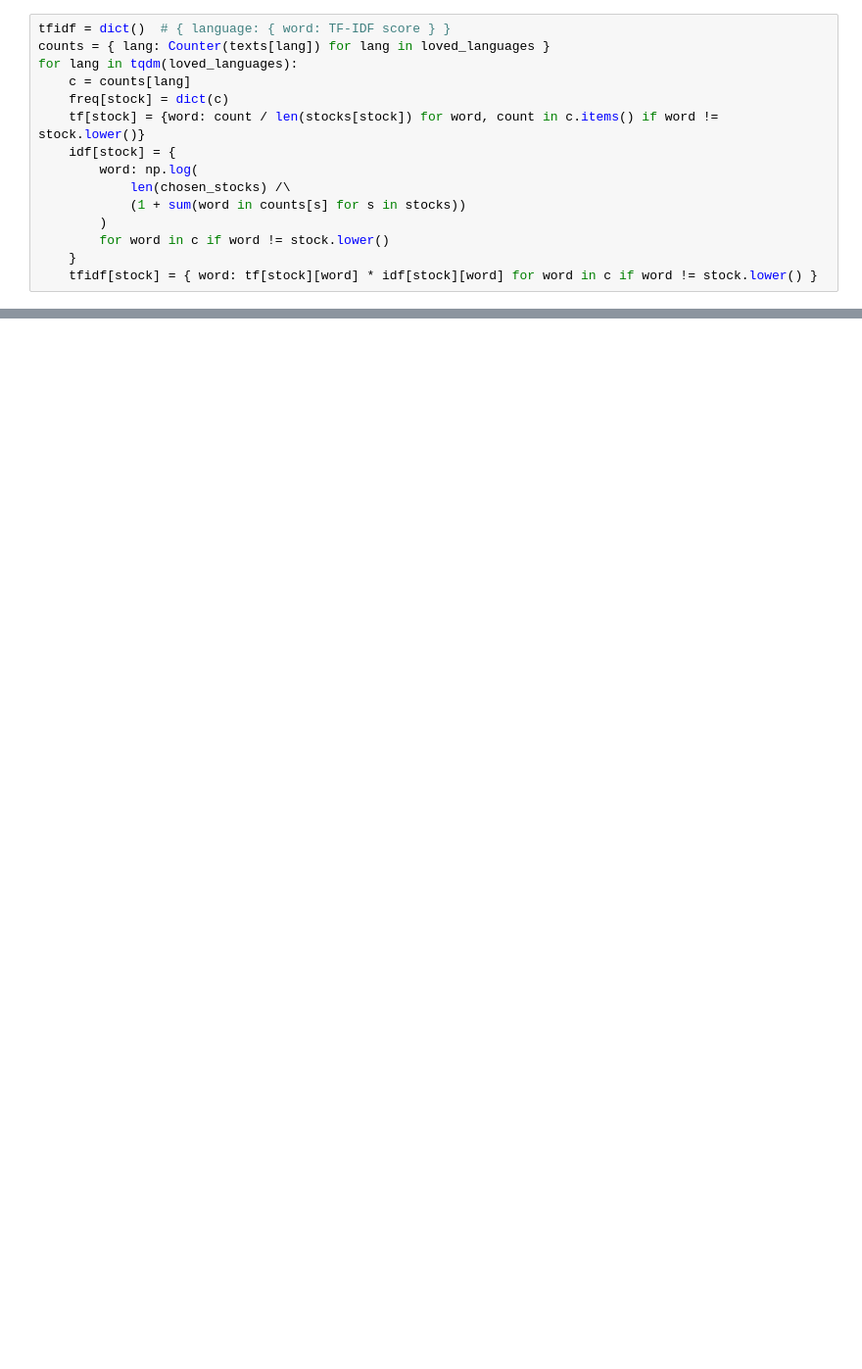
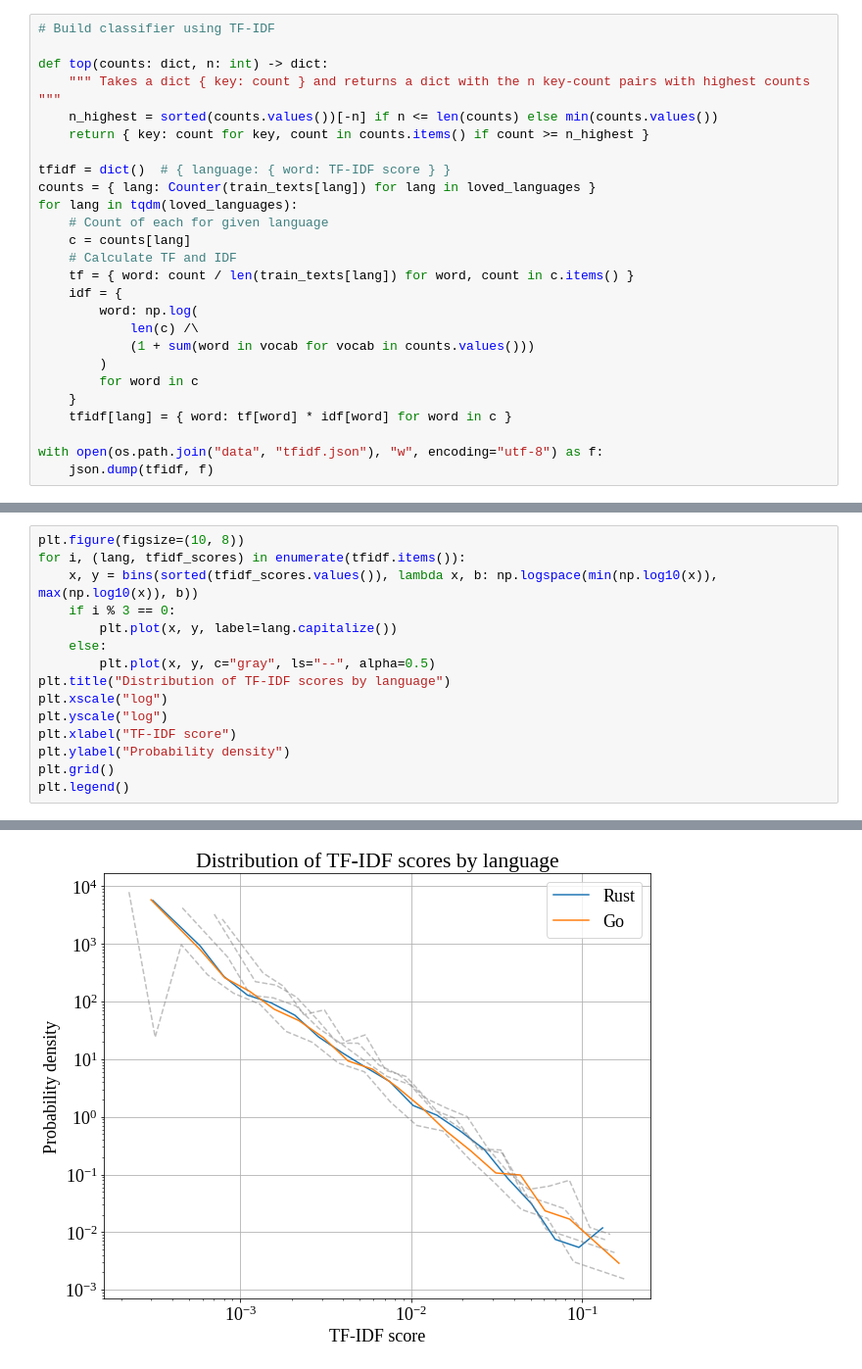
Before and after one commit to asgerius/css-project, a Jupyter notebook: asger.ipynb, the cells around one changed output, grey strips where cells are left out. Shown at 98% size. Cells and saved outputs as stored; diff of their text form; blank space fills up the shorter version.

```diff
--- a/asger.ipynb
+++ b/asger.ipynb
@@ -180,15 +210,26 @@ texts = { lang: list(itertools.chain(body.split() for body in so.body[so.languag
 # %%
+# Build classifier using TF-IDF
+
+def top(counts: dict, n: int) -> dict:
+    """ Takes a dict { key: count } and returns a dict with the n key-count pairs with highest counts """
+    n_highest = sorted(counts.values())[-n] if n <= len(counts) else min(counts.values())
+    return { key: count for key, count in counts.items() if count >= n_highest }
+
 tfidf = dict()  # { language: { word: TF-IDF score } }
-counts = { lang: Counter(texts[lang]) for lang in loved_languages }
+counts = { lang: Counter(train_texts[lang]) for lang in loved_languages }
 for lang in tqdm(loved_languages):
+    # Count of each for given language
     c = counts[lang]
-    freq[stock] = dict(c)
-    tf[stock] = {word: count / len(stocks[stock]) for word, count in c.items() if word != stock.lower()}
-    idf[stock] = {
+    # Calculate TF and IDF
+    tf = { word: count / len(train_texts[lang]) for word, count in c.items() }
+    idf = {
         word: np.log(
-            len(chosen_stocks) /\
-            (1 + sum(word in counts[s] for s in stocks))
+            len(c) /\
+            (1 + sum(word in vocab for vocab in counts.values()))
         )
-        for word in c if word != stock.lower()
+        for word in c
     }
-    tfidf[stock] = { word: tf[stock][word] * idf[stock][word] for word in c if word != stock.lower() }
+    tfidf[lang] = { word: tf[word] * idf[word] for word in c }
+
+with open(os.path.join("data", "tfidf.json"), "w", encoding="utf-8") as f:
+    json.dump(tfidf, f)
@@ -196,0 +236,16 @@ NameError: name 'stocks' is not defined
+# %%
+plt.figure(figsize=(10, 8))
+for i, (lang, tfidf_scores) in enumerate(tfidf.items()):
+    x, y = bins(sorted(tfidf_scores.values()), lambda x, b: np.logspace(min(np.log10(x)), max(np.log10(x)), b))
+    if i % 3 == 0:
+        plt.plot(x, y, label=lang.capitalize())
+    else:
+        plt.plot(x, y, c="gray", ls="--", alpha=0.5)
+plt.title("Distribution of TF-IDF scores by language")
+plt.xscale("log")
+plt.yscale("log")
+plt.xlabel("TF-IDF score")
+plt.ylabel("Probability density")
+plt.grid()
+plt.legend()
+# %% [output]
@@ -196,0 +253 @@ NameError: name 'stocks' is not defined
+[figure, added]
```
Also changed, not shown: parts of 15 cells of this notebook, 2 other files.
